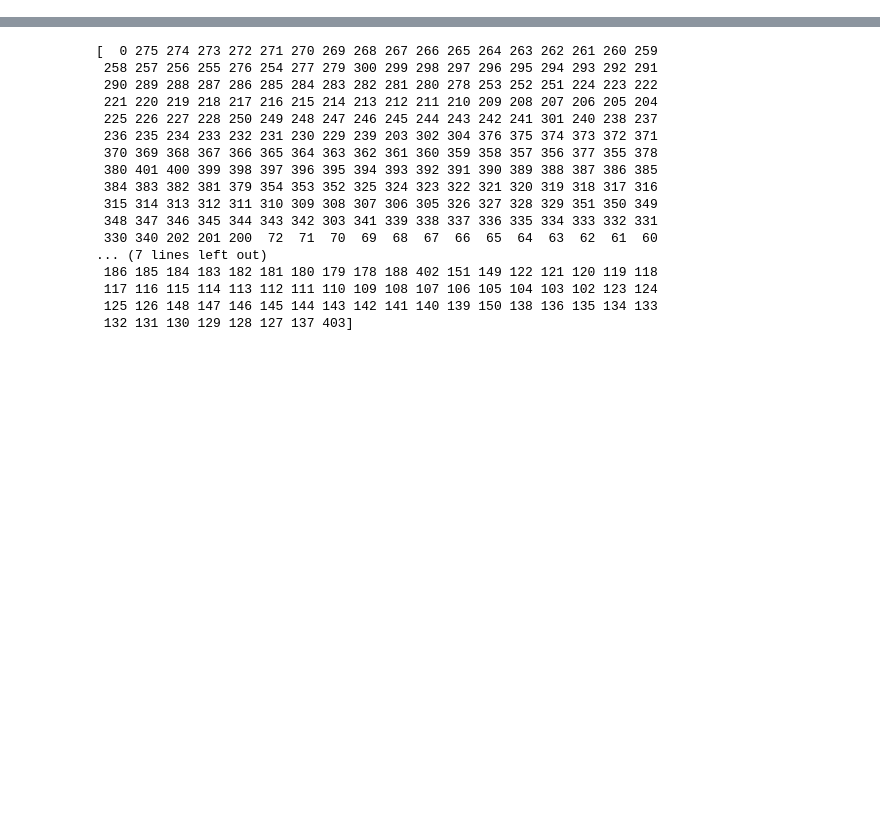
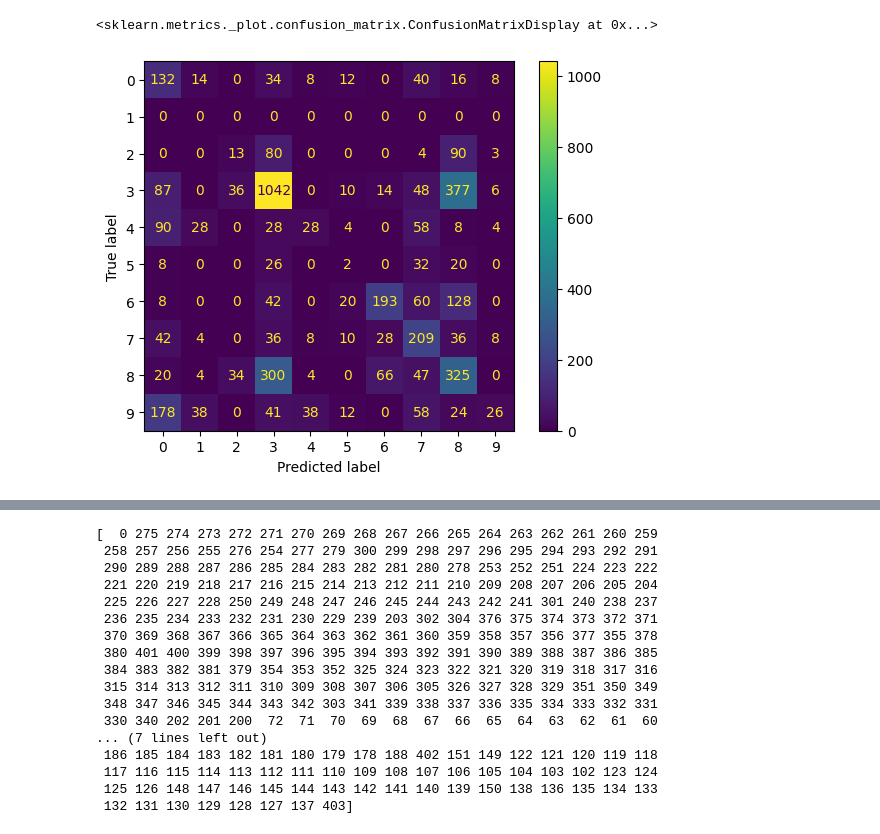
Before and after one commit to mbb25/genericRF_NWT, a Jupyter notebook: 3_classification_clean.ipynb, the cells around one changed output, grey strips where cells are left out. Cells and saved outputs as stored; diff of their text form; code cells hidden in the pictures; blank space fills up the shorter version.

```diff
--- a/3_classification_clean.ipynb
+++ b/3_classification_clean.ipynb
@@ -324,0 +274,10 @@ Finished epoch 1000, latest loss 0.04708768054842949
+# %%
+y_pred = network(X_test_chicken)
+y_pred = torch.max(y_pred.data, 1)[1].detach().numpy()
+y_targ = y_test_chicken.detach().numpy()
+# %%
+conf_matrix = confusion_matrix(y_targ, y_pred)
+ConfusionMatrixDisplay(conf_matrix).plot()
+# %% [output]
+<sklearn.metrics._plot.confusion_matrix.ConfusionMatrixDisplay at 0x...>
+[figure, added]
```
Also changed, not shown: parts of 24 cells of this notebook, 2 other files.
